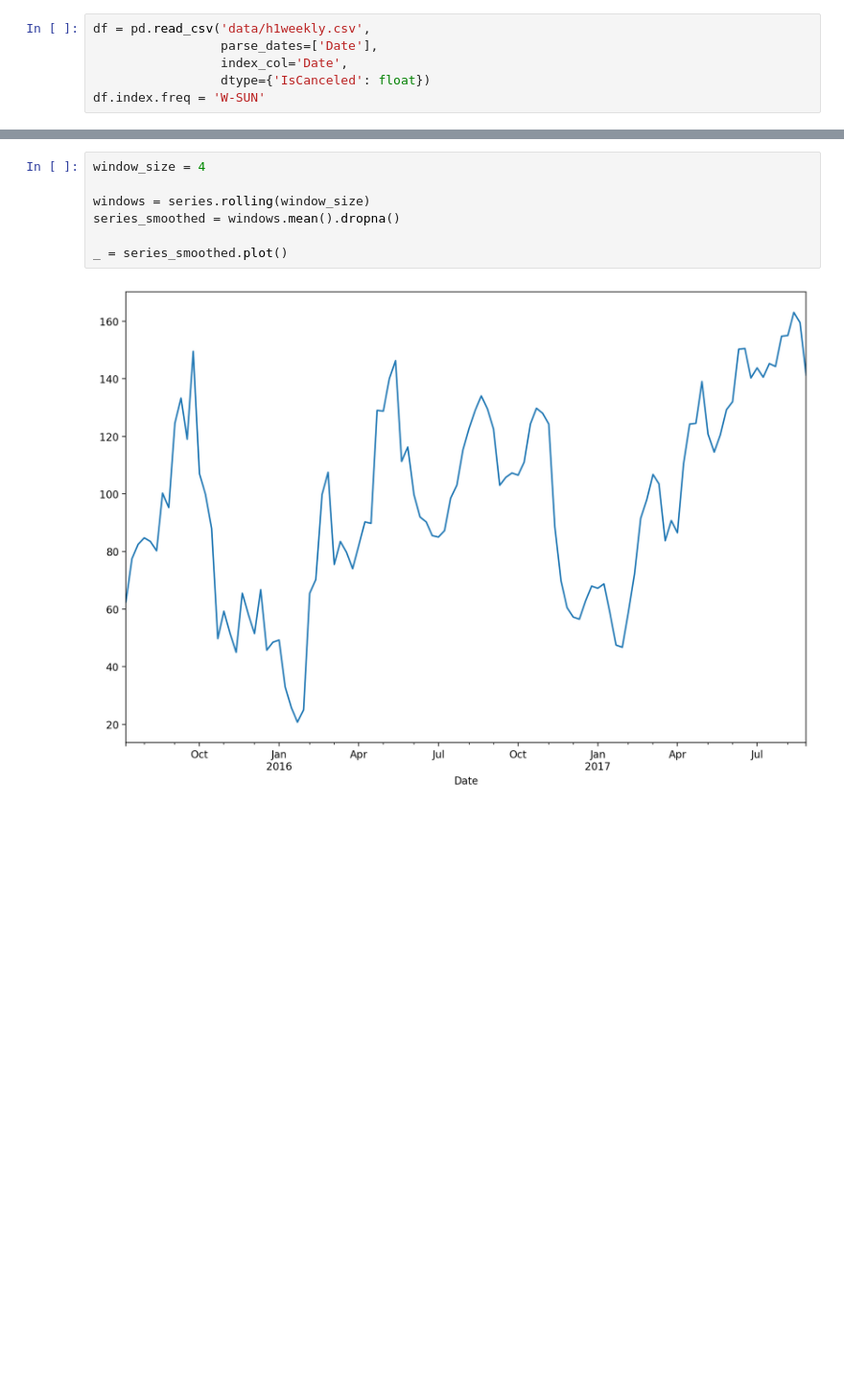
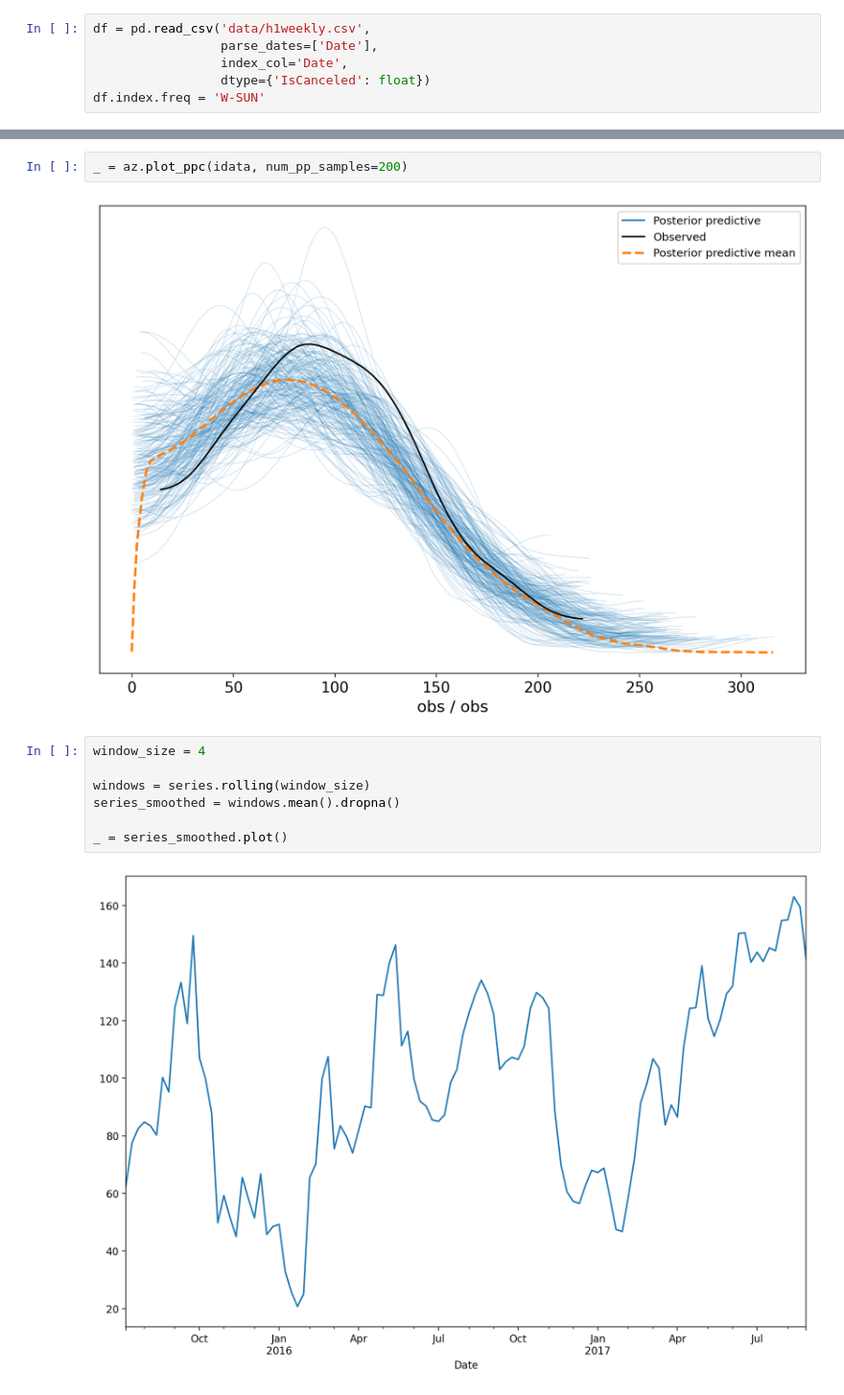
Before and after one commit to vasily-kartashov/time-series-with-bayesian-modelling, a Jupyter notebook: part-11.ipynb, the cells around one changed output, grey strips where cells are left out. Shown at 96% size. Saved outputs shown, nothing was run; the diff lists cells and outputs as text; blank space fills up the shorter version.

```diff
--- a/part-11.ipynb
+++ b/part-11.ipynb
@@ -21,3 +98,7 @@ _ = series.plot()
+# %%
+_ = az.plot_ppc(idata, num_pp_samples=200)
+# %% [output]
+[figure, added]
 # %%
 window_size = 4
 
```
Also changed, not shown: parts of 10 cells of this notebook, 1 other file.
